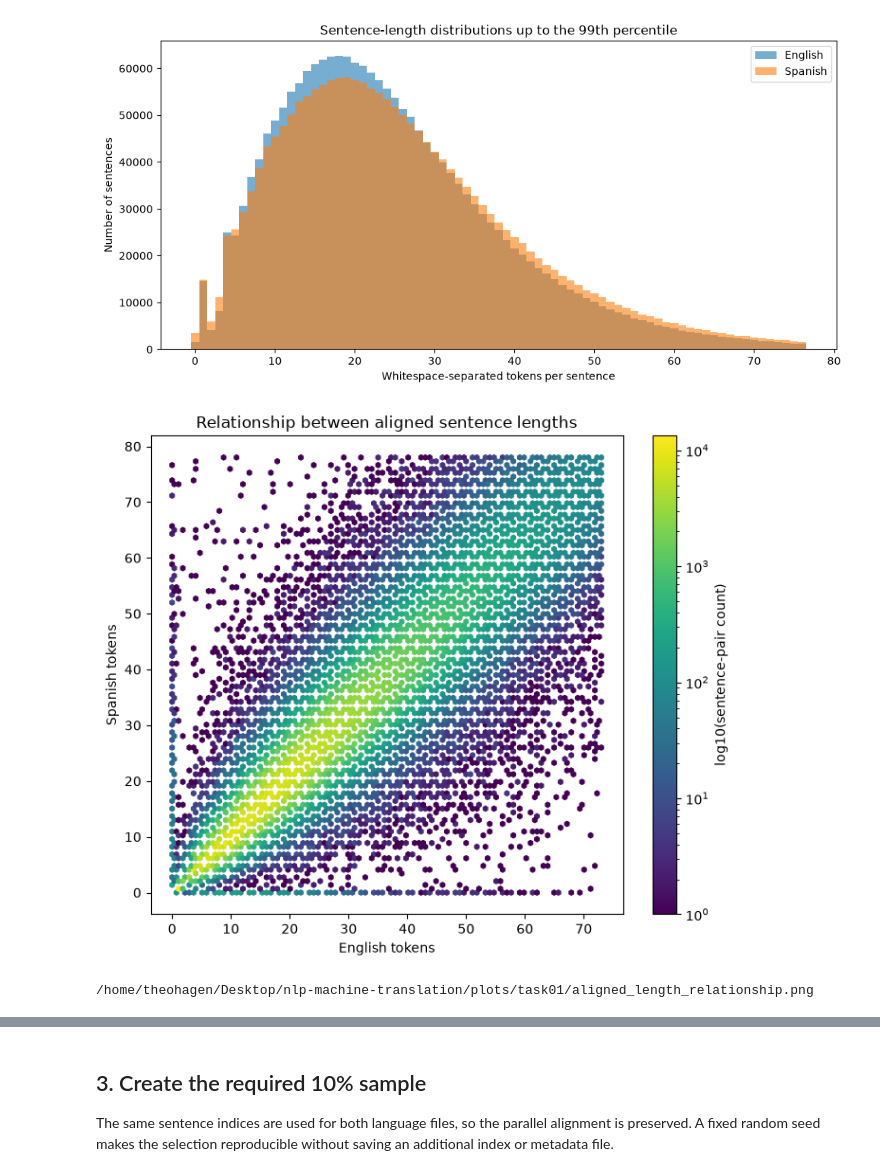
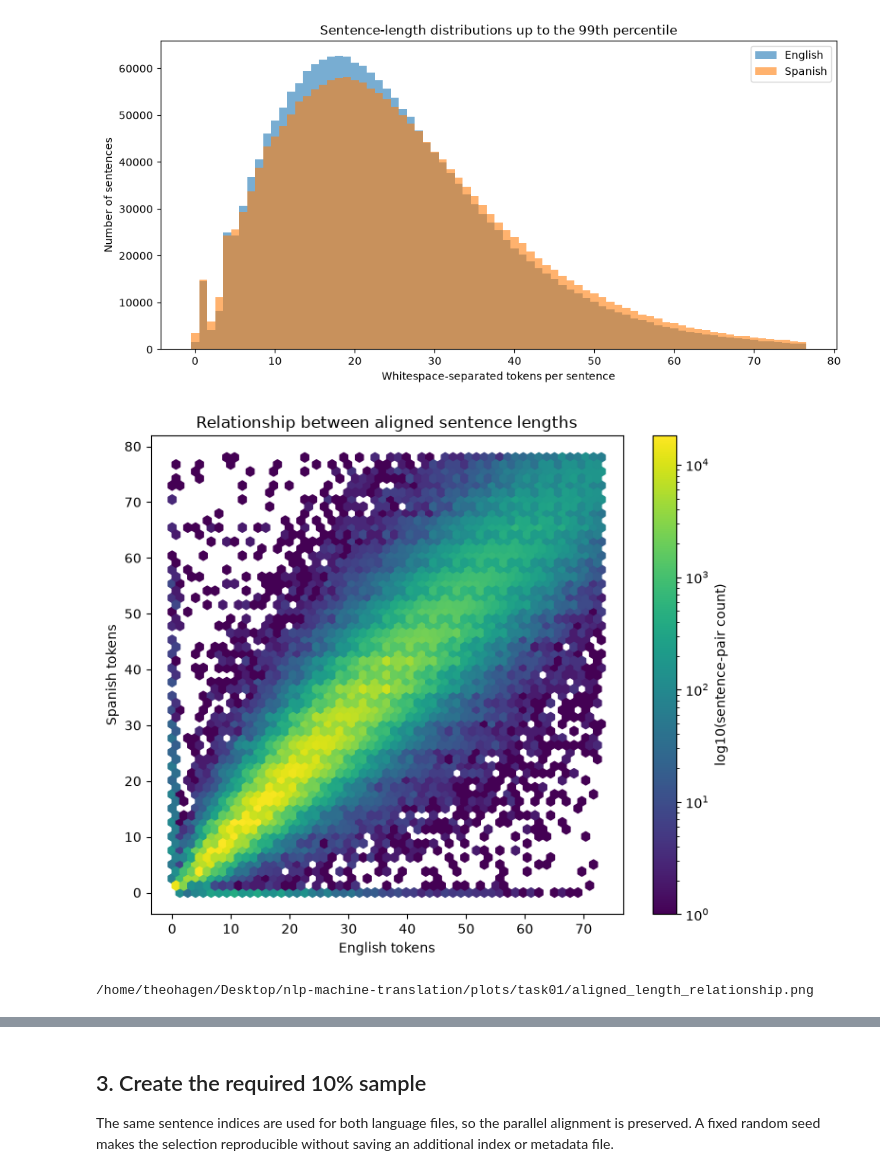
Before and after one commit to theodorhagen/nlp-machine-translation, a Jupyter notebook: notebooks/task01_data_exploration_revised.ipynb, the cells around one changed output, grey strips where cells are left out. Cells and saved outputs as stored; diff of their text form; code cells hidden in the pictures.

```diff
--- a/notebooks/task01_data_exploration_revised.ipynb
+++ b/notebooks/task01_data_exploration_revised.ipynb
@@ -187,29 +187,29 @@ plt.show()
 # %%
 x_limit = int(np.percentile(en_tokens, 99))
 y_limit = int(np.percentile(es_tokens, 99))
 mask = (en_tokens <= x_limit) & (es_tokens <= y_limit)
 
 plt.figure(figsize=(7, 6))
 plt.hexbin(
     en_tokens[mask],
     es_tokens[mask],
-    gridsize=70,
+    gridsize=55,
     mincnt=1,
     bins="log",
 )
 plt.xlabel("English tokens")
 plt.ylabel("Spanish tokens")
 plt.title("Relationship between aligned sentence lengths")
 plt.colorbar(label="log10(sentence-pair count)")
 plt.tight_layout()
 
 path = PLOT_DIR / "aligned_length_relationship.png"
 plt.savefig(path, dpi=200)
 plt.show()
 
 print(path)
 # %% [output]
-[figure, old version]
+[figure, new version]
 /home/theohagen/Desktop/nlp-machine-translation/plots/task01/aligned_length_relationship.png
 # %%
 lower_diff, upper_diff = np.percentile(token_difference, [1, 99])
```
Also changed, not shown: parts of 4 cells of this notebook.
